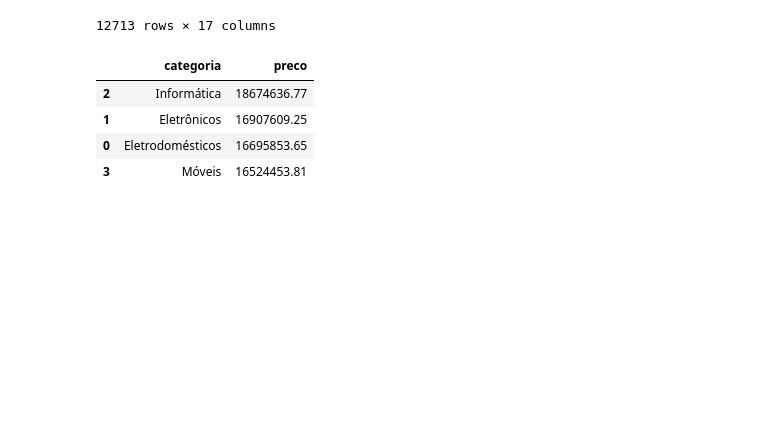
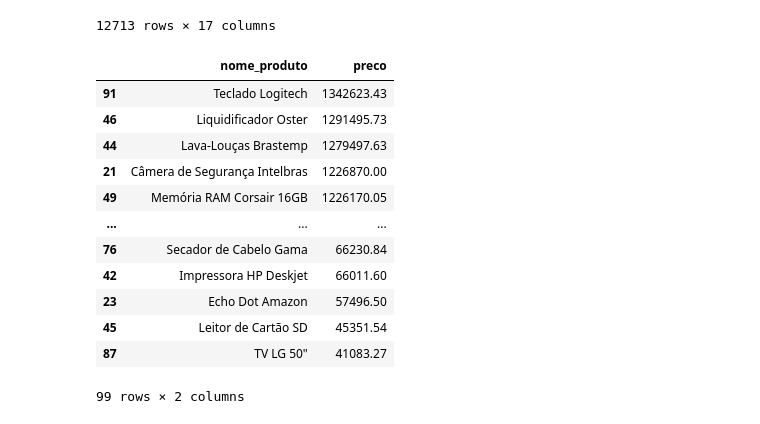
Before and after one commit to MatheusVieira12/Projeto_Nara, a Jupyter notebook: Tabelas.ipynb, the cells around one changed output. Saved outputs shown, nothing was run; the diff lists cells and outputs as text; code cells hidden in the pictures; blank space fills up the shorter version.

```diff
--- a/Tabelas.ipynb
+++ b/Tabelas.ipynb
@@ -108,8 +106,16 @@ print(f'Mediana {mediana}')
 # %%
-tabela_final.groupby("categoria")["preco"].sum().reset_index().sort_values(by="preco", ascending=False)
+tabela_final.groupby("nome_produto")["preco"].sum().reset_index().sort_values(by="preco", ascending=False)
 # %% [output]
-|  | categoria | preco |
-| 2 | Informática | 18674636.77 |
-| 1 | Eletrônicos | 16907609.25 |
-| 0 | Eletrodomésticos | 16695853.65 |
-| 3 | Móveis | 16524453.81 |
+|  | nome_produto | preco |
+| 91 | Teclado Logitech | 1342623.43 |
+| 46 | Liquidificador Oster | 1291495.73 |
+| 44 | Lava-Louças Brastemp | 1279497.63 |
+| 21 | Câmera de Segurança Intelbras | 1226870.00 |
+| 49 | Memória RAM Corsair 16GB | 1226170.05 |
+| ... | ... | ... |
+| 76 | Secador de Cabelo Gama | 66230.84 |
+| 42 | Impressora HP Deskjet | 66011.60 |
+| 23 | Echo Dot Amazon | 57496.50 |
+| 45 | Leitor de Cartão SD | 45351.54 |
+| 87 | TV LG 50" | 41083.27 |
+99 rows × 2 columns
```
Also changed, not shown: parts of 7 cells of this notebook.
